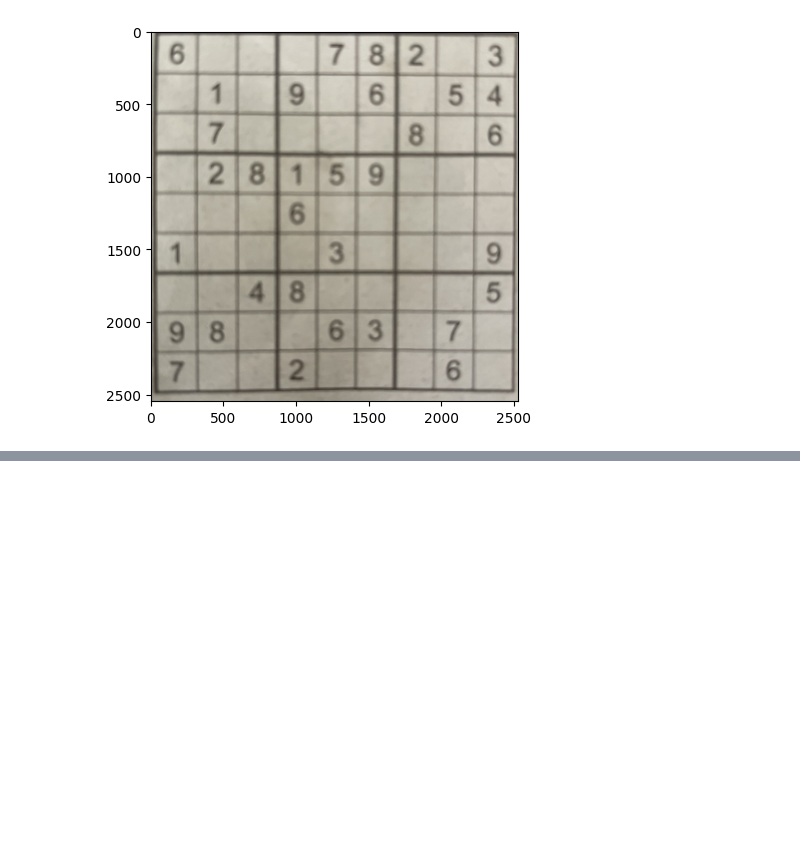
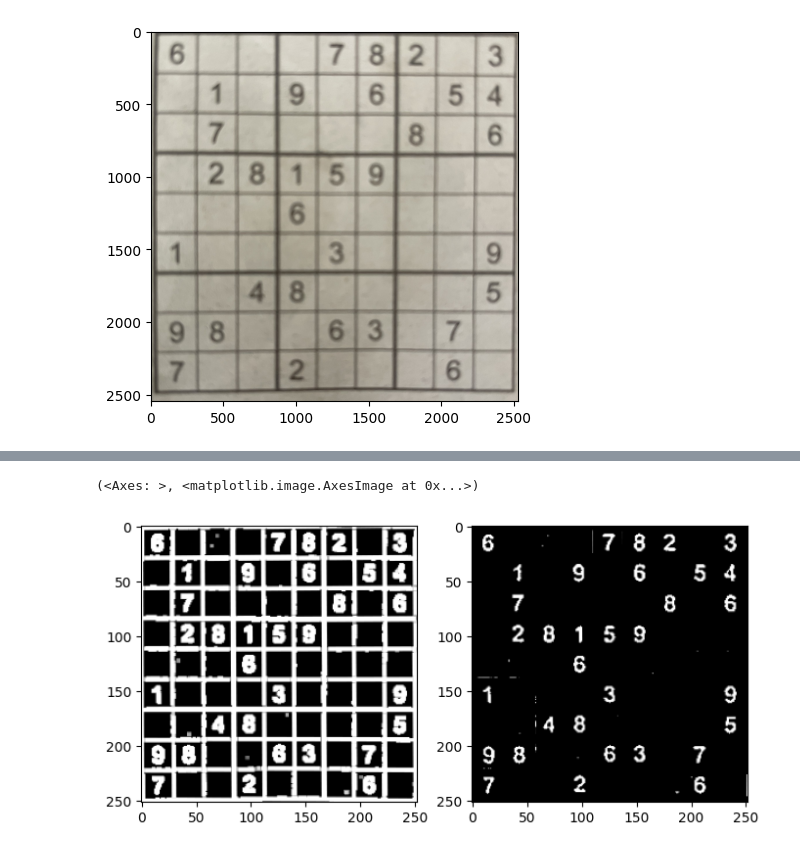
Before and after one commit to andraspalasti/sudoku-solver, a Jupyter notebook: notebooks/img_proc_workflow.ipynb, the cells around one changed output, grey strips where cells are left out. Cells and saved outputs as stored; diff of their text form; code cells hidden in the pictures; blank space fills up the shorter version.

```diff
--- a/notebooks/img_proc_workflow.ipynb
+++ b/notebooks/img_proc_workflow.ipynb
@@ -106,3 +94,24 @@ plt.subplot(1, 2, 2), plt.imshow(removed, 'gray')
+# %%
+# Line removing
+removed = warped.copy()
+
+dilated = cv2.dilate(warped, np.ones((3,3)))
+
+min_length = min(dilated.shape) / 9 * 1.2
+threshold = int(min_length * 2)
+lines = cv2.HoughLinesP(dilated, 2, np.pi / 180, threshold, minLineLength=min_length, maxLineGap=1)
+for line in lines:
+    pt1 = line[0][:2]
+    pt2 = line[0][2:]
+
+    cv2.line(removed, pt1, pt2, (0, 0, 0), 3)
+
+plt.figure(figsize=(8,8))
+plt.subplot(1, 2, 1), plt.imshow(dilated, 'gray')
+plt.subplot(1, 2, 2), plt.imshow(removed, 'gray')
+# %% [output]
+(<Axes: >, <matplotlib.image.AxesImage at 0x...>)
+[figure, added]
 # %%
 # Slice the image into 28x28 squares
 DIGIT_SIZE = 28
```
Also changed, not shown: parts of 6 cells of this notebook.
